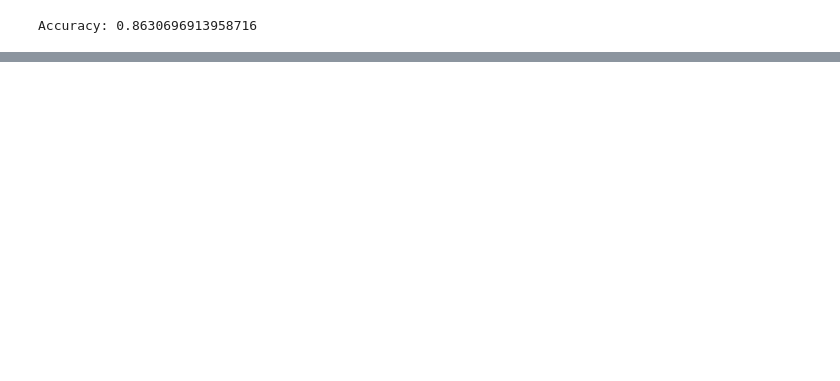
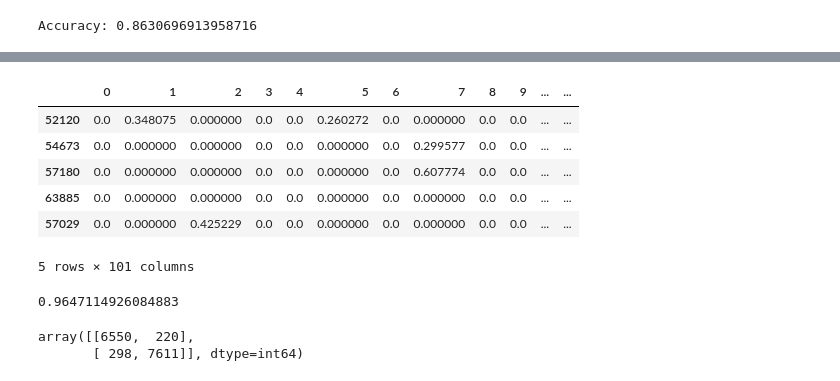
Before and after one commit to SoleilUmwiza92/AIForSociety-S6, a Jupyter notebook: Individual project/archive (1)/JobApplicants.ipynb, the cells around one changed output, grey strips where cells are left out. Cells and saved outputs as stored; diff of their text form; code cells hidden in the pictures; blank space fills up the shorter version.

```diff
--- a/Individual project/archive (1)/JobApplicants.ipynb
+++ b/Individual project/archive (1)/JobApplicants.ipynb
@@ -293,0 +346,13 @@ weighted avg       0.87      0.87      0.87     14679
+# %%
+X = pd.DataFrame(tf_X_vectorized)
+X['HaveWorkedWith'] = df["HaveWorkedWith"].values
+y = df['Employed']
+X.sample(5)
+# %% [output]
+|  | 0 | 1 | 2 | 3 | 4 | 5 | 6 | 7 | 8 | 9 | ... | ... |
+| 52120 | 0.0 | 0.348075 | 0.000000 | 0.0 | 0.0 | 0.260272 | 0.0 | 0.000000 | 0.0 | 0.0 | ... | ... |
+| 54673 | 0.0 | 0.000000 | 0.000000 | 0.0 | 0.0 | 0.000000 | 0.0 | 0.299577 | 0.0 | 0.0 | ... | ... |
+| 57180 | 0.0 | 0.000000 | 0.000000 | 0.0 | 0.0 | 0.000000 | 0.0 | 0.607774 | 0.0 | 0.0 | ... | ... |
+| 63885 | 0.0 | 0.000000 | 0.000000 | 0.0 | 0.0 | 0.000000 | 0.0 | 0.000000 | 0.0 | 0.0 | ... | ... |
+| 57029 | 0.0 | 0.000000 | 0.425229 | 0.0 | 0.0 | 0.000000 | 0.0 | 0.000000 | 0.0 | 0.0 | ... | ... |
+5 rows × 101 columns
@@ -293,0 +372,9 @@ weighted avg       0.87      0.87      0.87     14679
+# %%
+accuracy_score(y_test,y_pred)
+# %% [output]
+0.9647114926084883
+# %%
+confusion_matrix(y_test,y_pred)
+# %% [output]
+array([[6550,  220],
+       [ 298, 7611]], dtype=int64)
```
Also changed, not shown: parts of 46 cells of this notebook.
